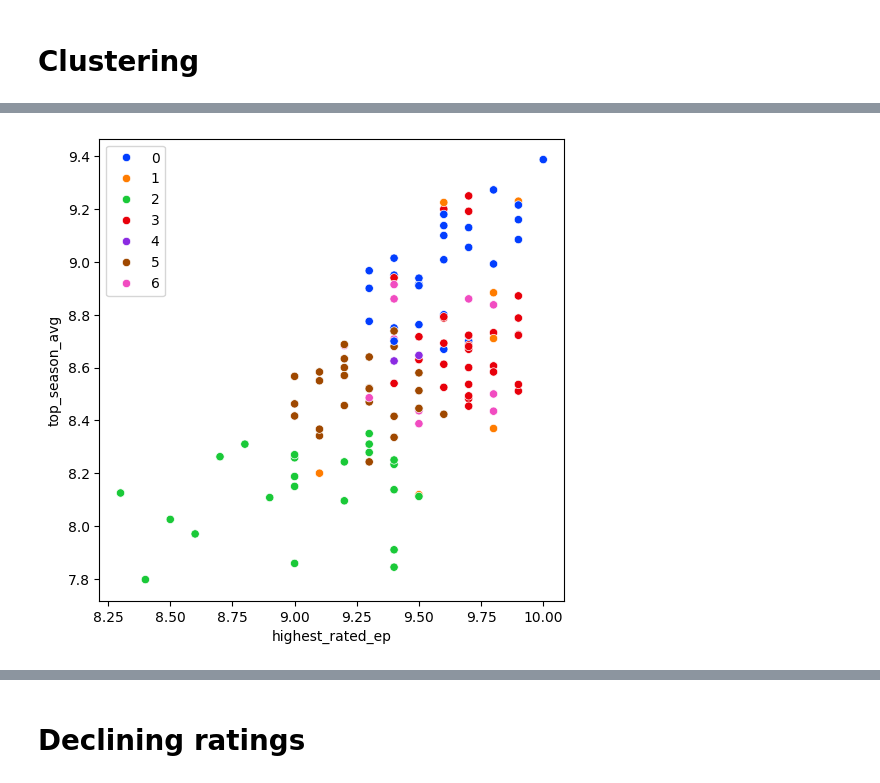
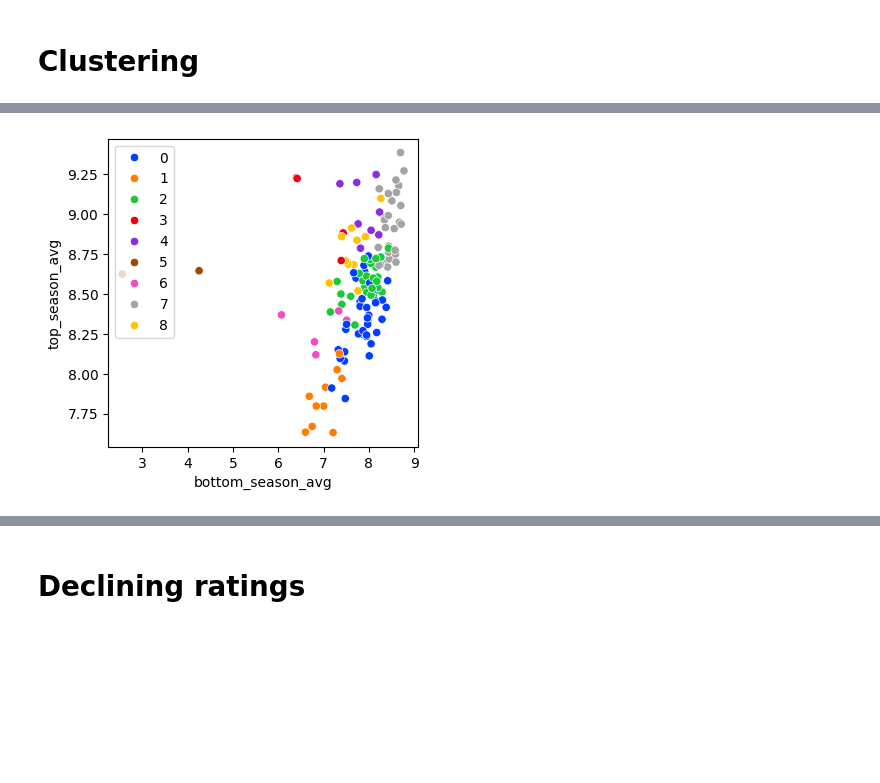
Before and after one commit to benmurphy97/imdb-episodes, a Jupyter notebook: article.ipynb, the cells around one changed output, grey strips where cells are left out. Cells and saved outputs as stored; diff of their text form; code cells hidden in the pictures; blank space fills up the shorter version.

```diff
--- a/article.ipynb
+++ b/article.ipynb
@@ -103,7 +87,7 @@ df = df.dropna(subset=["aggregateRating"]) # some specials or yet unreleased epi
 
 tv_last_release_year = raw_df.groupby('title')['releaseDate.year'].max()
 min_year_list = tv_last_release_year[tv_last_release_year >= 1997].index.tolist()
-df = df.loc[df['title'].isin(min_year_list)].copy()
+# df = df.loc[df['title'].isin(min_year_list)].copy()
 
 df.head()
 # %% [output]
@@ -469,10 +461,6 @@ id_title_lookup = dict(map(lambda i,j : (i,j) , title_keys, title_values))
 
 cluster_df['title'] = cluster_df['series.id'].apply(lambda x: id_title_lookup[x])
 
-cluster_df = cluster_df.loc[cluster_df['n_seasons'] >= 3]
-
-cluster_df = cluster_df.loc[cluster_df['n_episodes'] <= 250]
-
 cluster_df['top_bottom_season_gap'] = cluster_df['top_season_avg'] - cluster_df['bottom_season_avg']
 
 cluster_df.sort_values(by='n_seasons')
@@ -499,0 +493,19 @@ Index(['series.id', 'top_season_avg', 'bottom_season_avg', 'all_eps_avg',
+# %%
+cluster_cols = ['top_season_avg', 'bottom_season_avg', 'top_bottom_season_gap',
+                'all_eps_avg', #  'n_seasons',
+               'trend_slope', 'constant_1',
+                'highest_rated_ep', 'lowest_rated_ep']
+
+X = cluster_df[cluster_cols]
+
+X.rename(columns={'title': 'Title',
+                 'top_season_avg': 'Highest Season Average',
+                 'bottom_season_avg': 'Lowest Season Average',
+                 'top_bottom_season_gap': 'Season Average Difference',
+                 'all_eps_avg': 'All Episodes Average',
+                 'trend_slope': 'Episode Rating Slope',
+                 'constant_1': 'Episode Rating Y Intercept',
+                 'highest_rated_ep': 'Highest Rated Episode',
+                 'lowest_rated_ep': 'Lowest Rated Episode'}, inplace=True)
+
+# round(X.loc[X['Title'].isin(['The Sopranos', 'The Wire', 'Succession', 'Doctor Who', 'Dark'])].sort_values(by='All Episodes Average', ascending=False).head(5), 2)
@@ -541,27 +582,26 @@ plt.show()
 # %%
 
+scaler = StandardScaler()
+X_std = scaler.fit_transform(X)
 
-# pca = PCA(n_components=4)
-# pca.fit(X_std)
-# X_pca = pca.transform(X_std)
+pca = PCA(n_components=5)
+pca.fit(X_std)
+X_pca = pca.transform(X_std)
 
+hier = AgglomerativeClustering(n_clusters=9, metric='euclidean', linkage='ward')
+hier.fit(X_pca)
 
-# kmeans = KMeans(n_clusters=7, random_state=0, n_init="auto").fit(X_pca)
-# labels = kmeans.labels_
-
-
-hier = AgglomerativeClustering(n_clusters=7).fit(X_pca)
 labels = hier.labels_
 
 
 cluster_df['labels'] = labels
 
-plt.figure(figsize=(6,6))
-sns.scatterplot(x=cluster_df['highest_rated_ep'],
+plt.figure(figsize=(4,4))
+sns.scatterplot(x=cluster_df['bottom_season_avg'],
                 y=cluster_df['top_season_avg'],
                 hue=labels,
                 palette='bright')
 
 plt.show()
 # %% [output]
-[figure, old version]
+[figure, new version]
```
Also changed, not shown: parts of 37 cells of this notebook.
